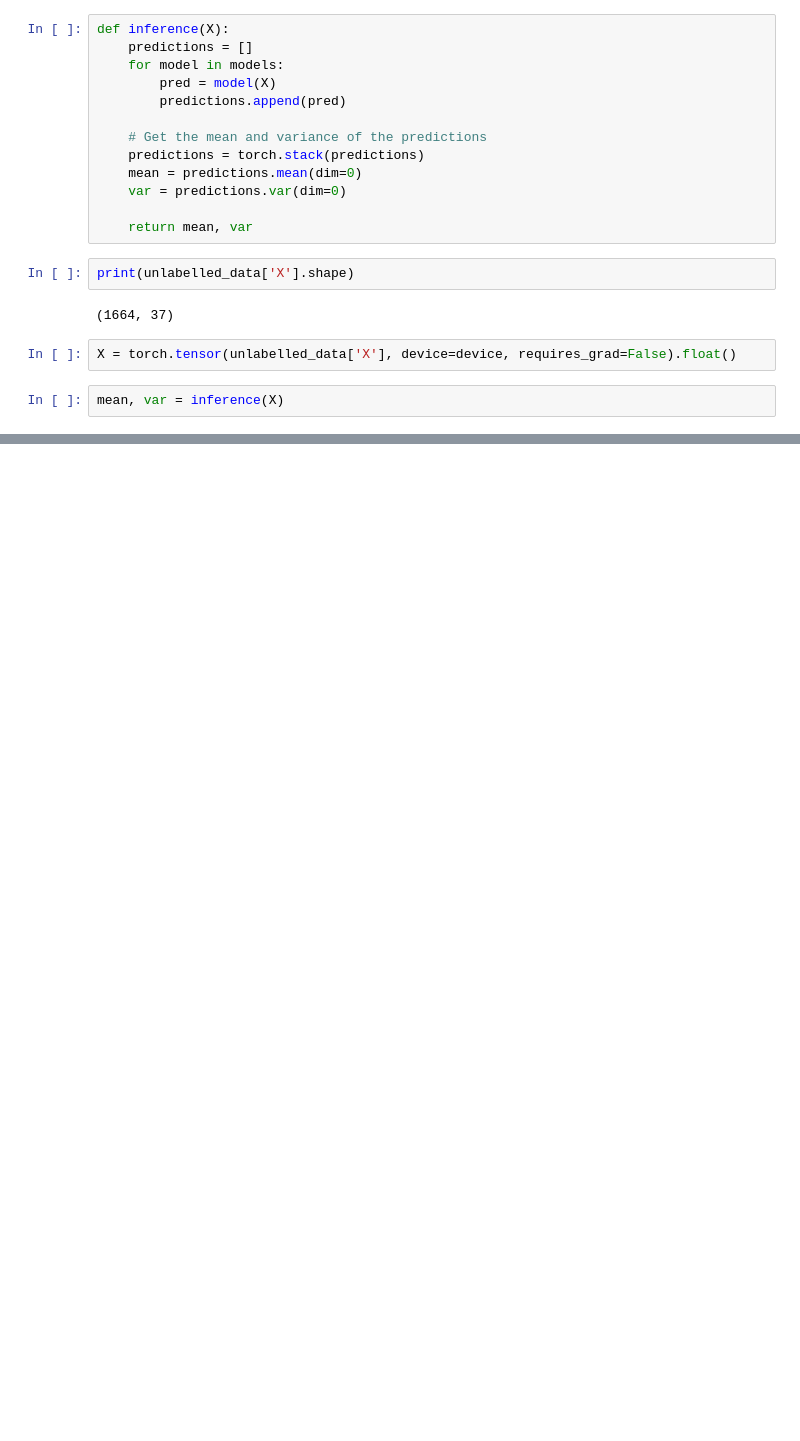
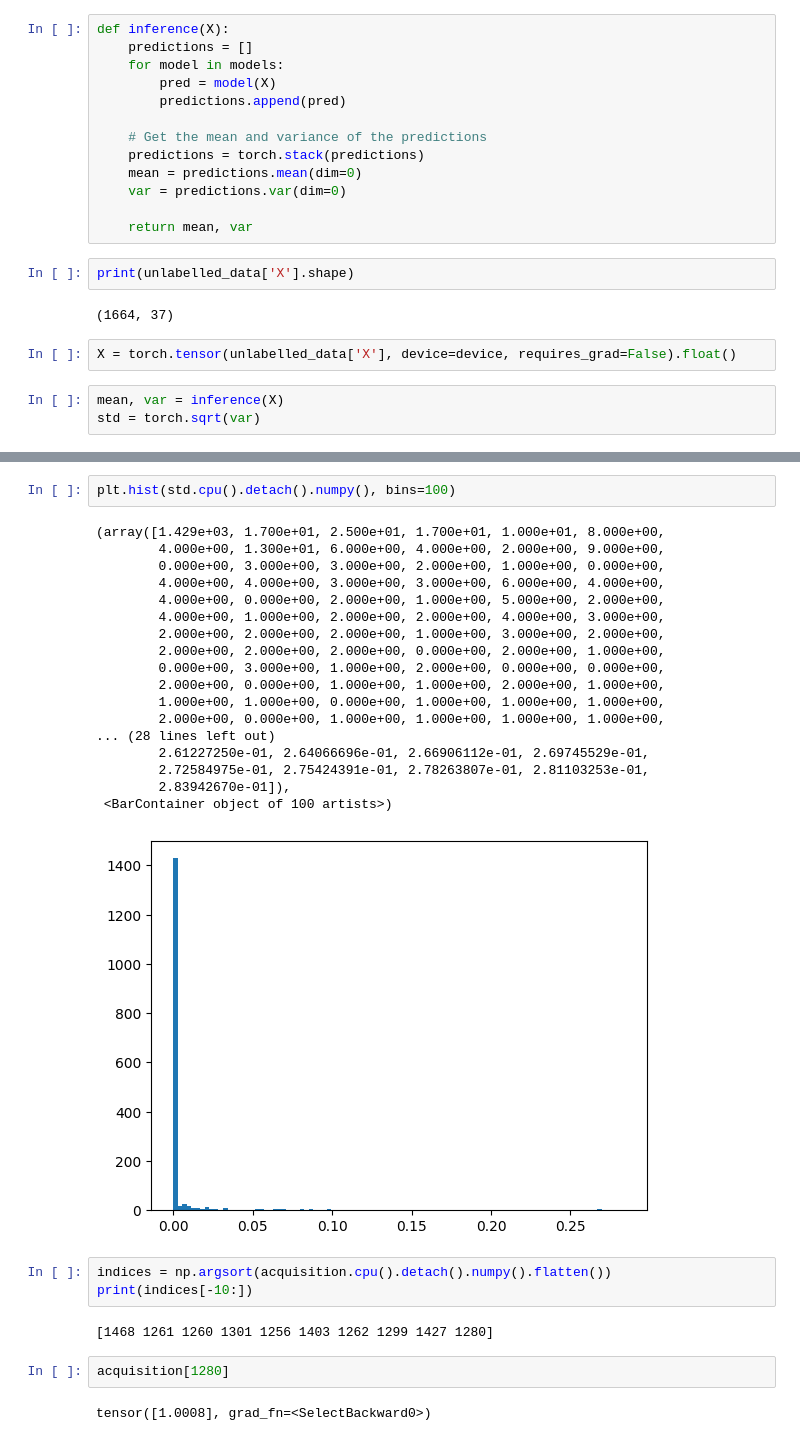
Before and after one commit to junhakunha/perovskite-phase-pred, a Jupyter notebook: notebooks/04_test_ensemble.ipynb, the cells around one changed output, grey strips where cells are left out. Drawn from its saved outputs; the diff is of its cells as text; blank space fills up the shorter version.

```diff
--- a/notebooks/04_test_ensemble.ipynb
+++ b/notebooks/04_test_ensemble.ipynb
@@ -65,6 +65,7 @@ print(unlabelled_data['X'].shape)
 X = torch.tensor(unlabelled_data['X'], device=device, requires_grad=False).float()
 # %%
 mean, var = inference(X)
+std = torch.sqrt(var)
 # %%
 print(mean.max(), var.max())
 # %% [output]
@@ -71,0 +97,30 @@ tensor(0.9969, grad_fn=<MaxBackward1>) tensor(0.0765, grad_fn=<MaxBackward1>)
+# %%
+plt.hist(std.cpu().detach().numpy(), bins=100)
+# %% [output]
+(array([1.429e+03, 1.700e+01, 2.500e+01, 1.700e+01, 1.000e+01, 8.000e+00,
+        4.000e+00, 1.300e+01, 6.000e+00, 4.000e+00, 2.000e+00, 9.000e+00,
+        0.000e+00, 3.000e+00, 3.000e+00, 2.000e+00, 1.000e+00, 0.000e+00,
+        4.000e+00, 4.000e+00, 3.000e+00, 3.000e+00, 6.000e+00, 4.000e+00,
+        4.000e+00, 0.000e+00, 2.000e+00, 1.000e+00, 5.000e+00, 2.000e+00,
+        4.000e+00, 1.000e+00, 2.000e+00, 2.000e+00, 4.000e+00, 3.000e+00,
+        2.000e+00, 2.000e+00, 2.000e+00, 1.000e+00, 3.000e+00, 2.000e+00,
+        2.000e+00, 2.000e+00, 2.000e+00, 0.000e+00, 2.000e+00, 1.000e+00,
+        0.000e+00, 3.000e+00, 1.000e+00, 2.000e+00, 0.000e+00, 0.000e+00,
+        2.000e+00, 0.000e+00, 1.000e+00, 1.000e+00, 2.000e+00, 1.000e+00,
+        1.000e+00, 1.000e+00, 0.000e+00, 1.000e+00, 1.000e+00, 1.000e+00,
+        2.000e+00, 0.000e+00, 1.000e+00, 1.000e+00, 1.000e+00, 1.000e+00,
+... (28 lines left out)
+        2.61227250e-01, 2.64066696e-01, 2.66906112e-01, 2.69745529e-01,
+        2.72584975e-01, 2.75424391e-01, 2.78263807e-01, 2.81103253e-01,
+        2.83942670e-01]),
+ <BarContainer object of 100 artists>)
+[figure, added]
+# %%
+indices = np.argsort(acquisition.cpu().detach().numpy().flatten())
+print(indices[-10:])
+# %% [output]
+[1468 1261 1260 1301 1256 1403 1262 1299 1427 1280]
+# %%
+acquisition[1280]
+# %% [output]
+tensor([1.0008], grad_fn=<SelectBackward0>)
```
Also changed, not shown: parts of 8 cells of this notebook, 31 other files.
